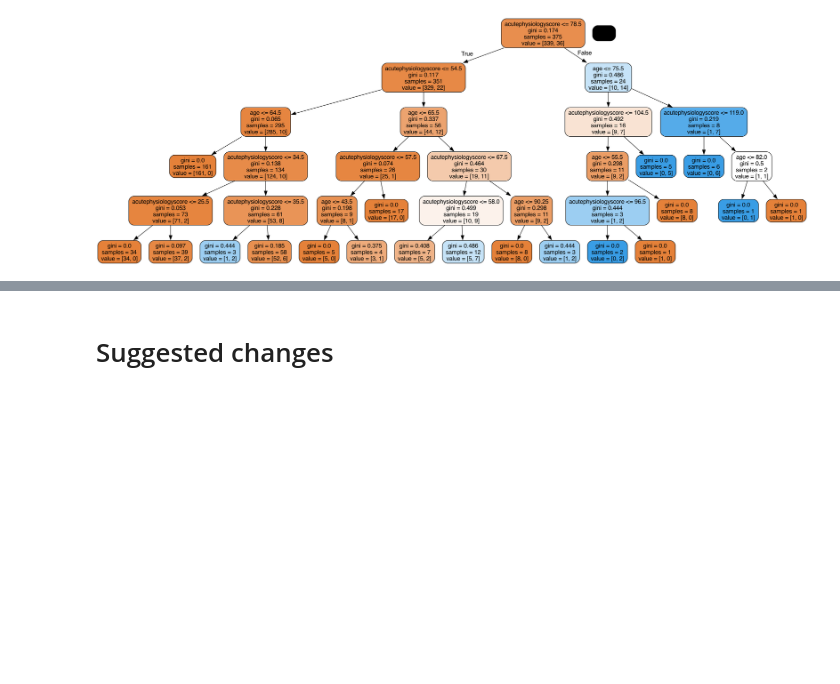
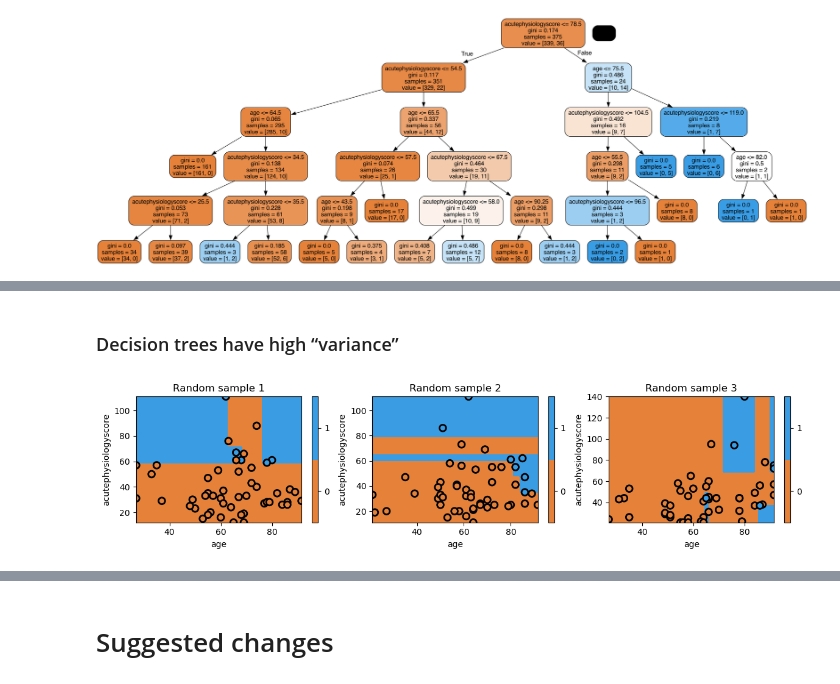
Before and after one commit to marioa/ml_course, a Jupyter notebook: ML.ipynb, the cells around one changed output, grey strips where cells are left out. Saved outputs shown, nothing was run; the diff lists cells and outputs as text; code cells hidden in the pictures; blank space fills up the shorter version.

```diff
--- a/ML.ipynb
+++ b/ML.ipynb
@@ -725,0 +759,29 @@ Image(graph.create_png())
+# %% [markdown]
+### Decision trees have high “variance”
+# %%
+# slicing the data
+import numpy as np
+np.random.seed(123)
+
+fig = plt.figure(figsize=[12,3])
+
+for i in range(3):
+    ax = fig.add_subplot(1,3,i+1)
+
+    # generate indices in a random order
+    idx = np.random.permutation(x_train.shape[0])
+
+    # only use the first 50
+    idx = idx[:50]
+    x_temp = x_train.iloc[idx]
+    y_temp = y_train.values[idx]
+
+    # initialize the model
+    mdl = tree.DecisionTreeClassifier(max_depth=5)
+
+    # train the model using the dataset
+    mdl = mdl.fit(x_temp.values, y_temp)
+    txt = f'Random sample {i+1}'
+    glowyr.plot_model_pred_2d(mdl, x_temp, y_temp, title=txt)
+# %% [output]
+[figure, added]
```
Also changed, not shown: parts of 33 cells of this notebook.
